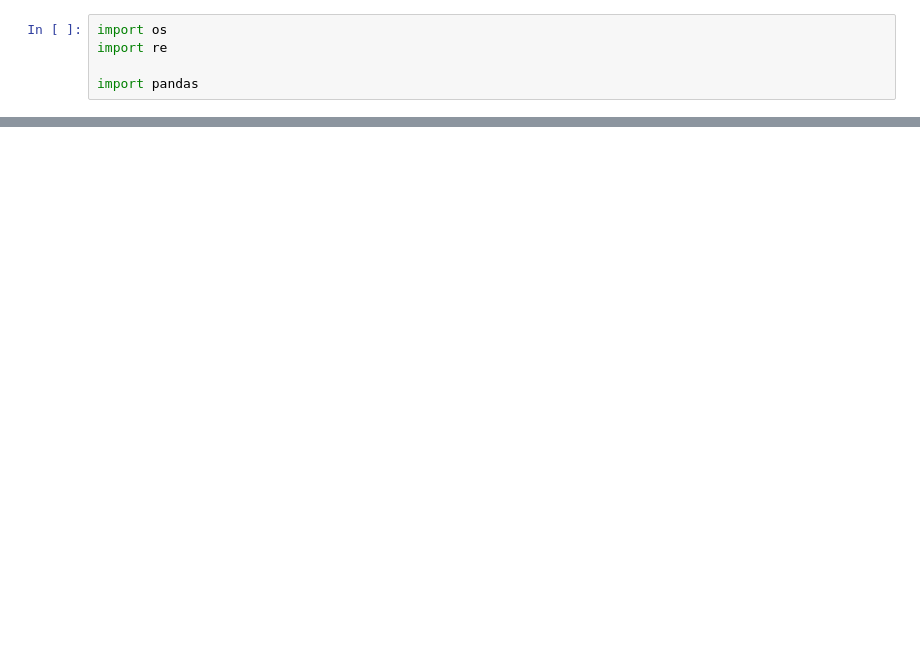
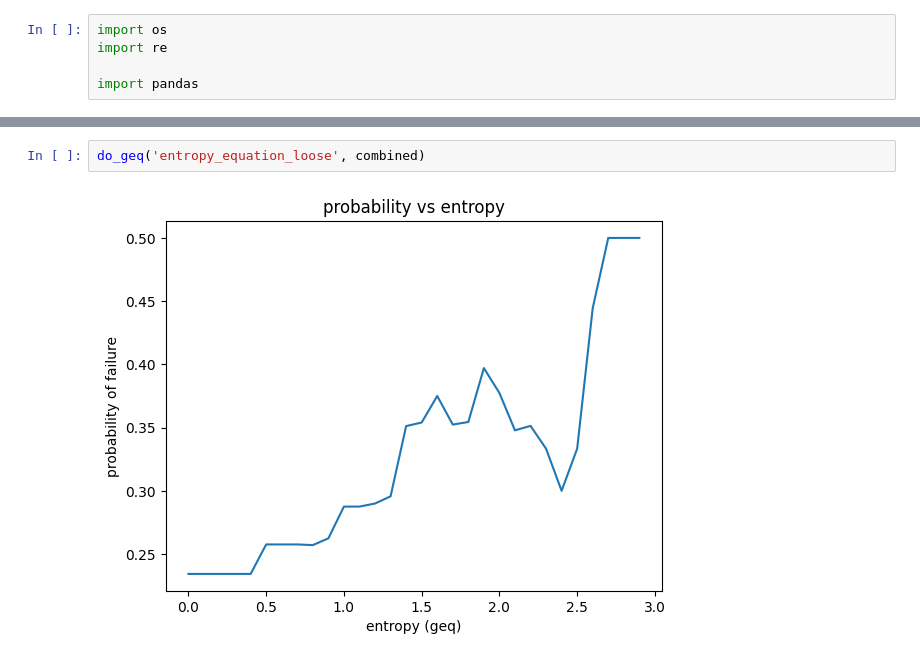
Before and after one commit to hwelsters/internal-consistency, a Jupyter notebook: 06-03-2023/entropy.ipynb, the cells around one changed output, grey strips where cells are left out. Saved outputs shown, nothing was run; the diff lists cells and outputs as text; blank space fills up the shorter version.

```diff
--- a/06-03-2023/entropy.ipynb
+++ b/06-03-2023/entropy.ipynb
@@ -109,0 +80,4 @@ Name: count, dtype: int64
+# %%
+do_geq('entropy_equation_loose', combined)
+# %% [output]
+[figure, added]
```
Also changed, not shown: parts of 13 cells of this notebook, 2 other files.
